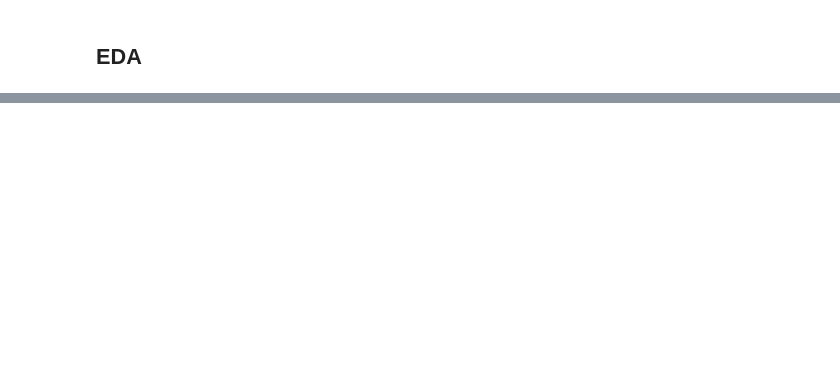
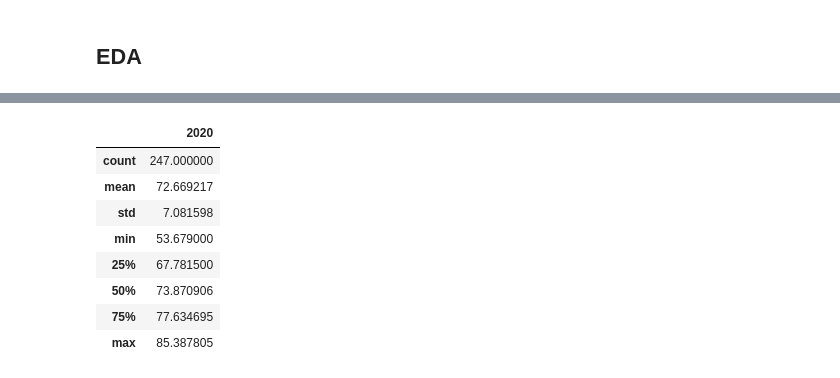
Before and after one commit to nogibjj/data-science-projects, a Jupyter notebook: projects/life-expectency.ipynb, the cells around one changed output, grey strips where cells are left out. Saved outputs shown, nothing was run; the diff lists cells and outputs as text; code cells hidden in the pictures; blank space fills up the shorter version.

```diff
--- a/projects/life-expectency.ipynb
+++ b/projects/life-expectency.ipynb
@@ -50,0 +79,12 @@ sns.FacetGrid(df, col="CountryName")
+# %%
+df2020.describe()
+# %% [output]
+|  | 2020 |
+| count | 247.000000 |
+| mean | 72.669217 |
+| std | 7.081598 |
+| min | 53.679000 |
+| 25% | 67.781500 |
+| 50% | 73.870906 |
+| 75% | 77.634695 |
+| max | 85.387805 |
```
Also changed, not shown: parts of 9 cells of this notebook.
